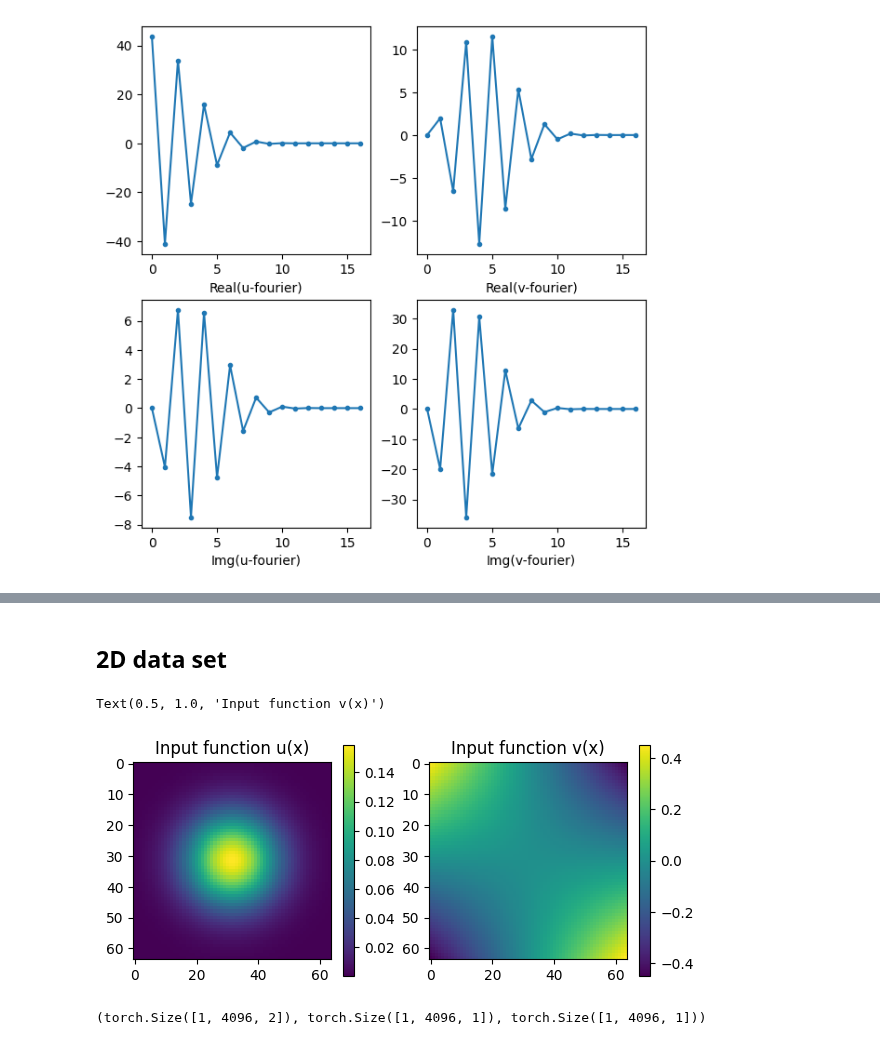
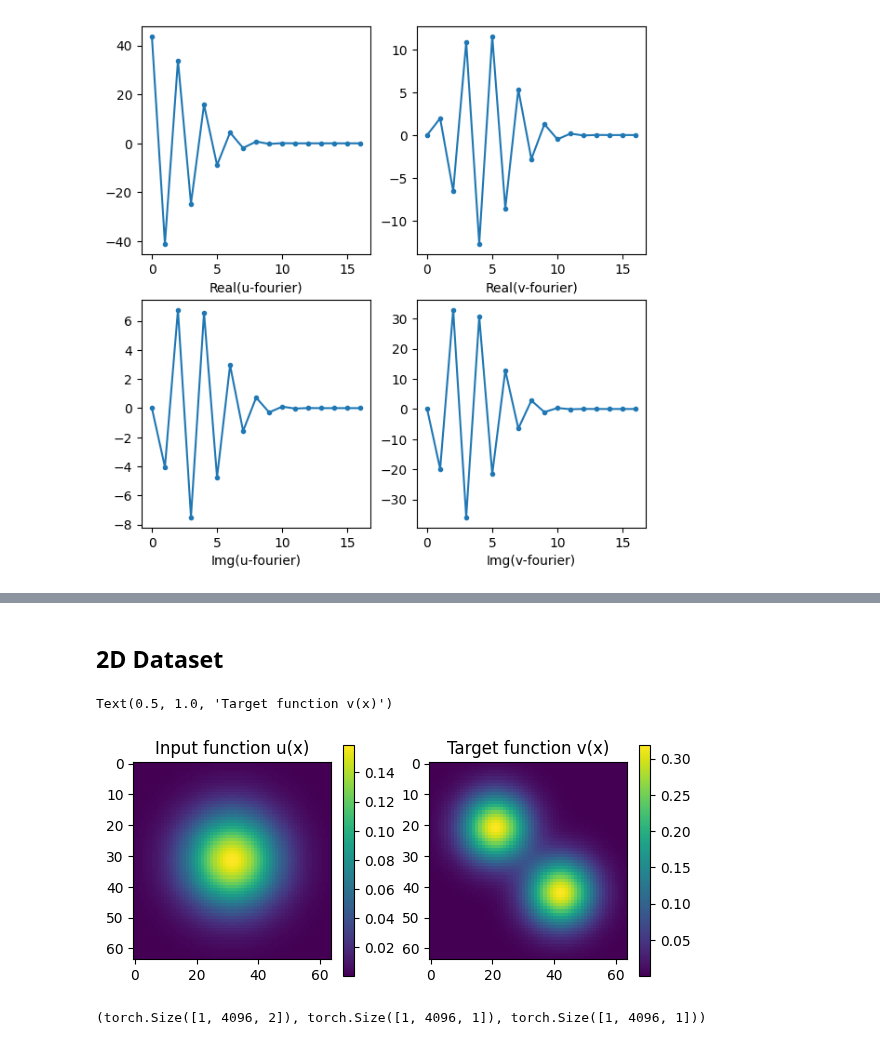
Before and after one commit to aai-institute/continuiti, a Jupyter notebook: examples/fourierneuraloperator.ipynb, the cells around one changed output, grey strips where cells are left out. Saved outputs shown, nothing was run; the diff lists cells and outputs as text; code cells hidden in the pictures.

Commit message:
Clean up FNO notebook and add descriptions and titles

```diff
--- a/examples/fourierneuraloperator.ipynb
+++ b/examples/fourierneuraloperator.ipynb
@@ -166,7 +200,7 @@ ax3.plot(x_i.flatten(), u_back3.squeeze())
 # %% [markdown]
-## 2D data set
+## 2D Dataset
 # %%
-def multivariate_normal_2d(input_tensor: torch.Tensor, loc: float = 0., scale: float = 1.) -> torch.Tensor:
+def multivariate_normal_2d(input_tensor: torch.Tensor, loc: int = 0., scale: float = 1.) -> torch.Tensor:
     """ Multivariate normal 2 dimensional distribution.
 
     Args:
@@ -181,9 +215,20 @@ def multivariate_normal_2d(input_tensor: torch.Tensor, loc: float = 0., scale: f
     value = torch.exp(distribution.log_prob(input_tensor))
     return value
 
-def linear_flat_function(input_tensor: torch.Tensor) -> torch.Tensor:
+def double_multivariate_normal_2d(input_tensor: torch.Tensor) -> torch.Tensor:
+    """ Two Multivariate normal distributions with mean values at:
+        * loc1 = (1, 1)
+        # loc2 = (-1, -1)
+    And standard deviation: 0.5
 
-    return input_tensor[:, 1] * input_tensor[:, 0] / 20
+    Args:
+        input_tensor: input with shape = (num_evaluations, 2)
+    Returns:
+        Tensor with shape = (num_evaluations)
+    """
+
+    #return input_tensor[:, 1] * input_tensor[:, 0] / 20
+    return multivariate_normal_2d(input_tensor, 1, 0.5) + multivariate_normal_2d(input_tensor, -1, 0.5)
 # %%
 
 # define grid and flatten
@@ -194,7 +239,7 @@ input_tensor = torch.stack([xx.flatten(), yy.flatten()], axis=1)
 
 # evaluate on grid
 u = multivariate_normal_2d(input_tensor)
-v = linear_flat_function(input_tensor)
+v = double_multivariate_normal_2d(input_tensor)
 
 # reshape into grid
 u_reshaped = u.reshape(64, 64)
@@ -202,16 +247,16 @@ v_reshaped = v.reshape(64, 64)
 # %%
 fig, (ax1, ax2) = plt.subplots(1, 2, figsize=[7, 3])
 
 img = ax1.imshow(u_reshaped)
 fig.colorbar(img)
 ax1.set_title("Input function u(x)")
 
 img = ax2.imshow(v_reshaped)
 fig.colorbar(img)
-ax2.set_title("Input function v(x)")
+ax2.set_title("Target function v(x)")
 # %% [output]
-Text(0.5, 1.0, 'Input function v(x)')
+Text(0.5, 1.0, 'Target function v(x)')
-[figure, old version]
+[figure, new version]
 # %%
 x_reshaped = torch.stack([xx.flatten(), yy.flatten()], axis=-1).unsqueeze(0)
 u_reshaped = u.reshape(1, -1, 1)
```
Also changed, not shown: parts of 20 cells of this notebook.
